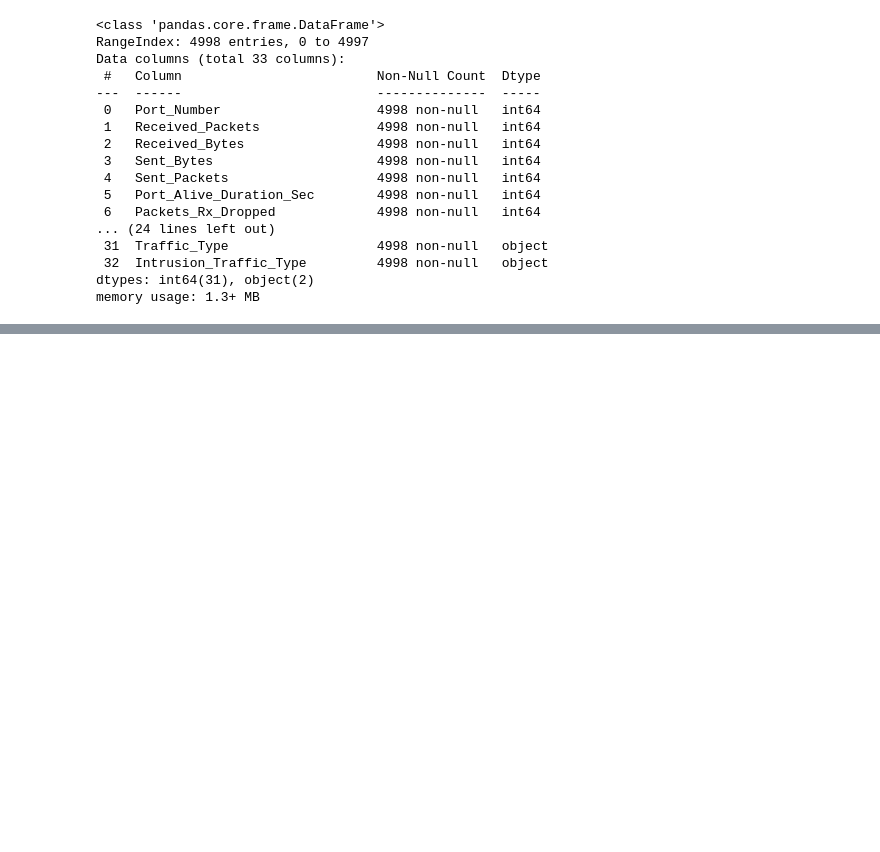
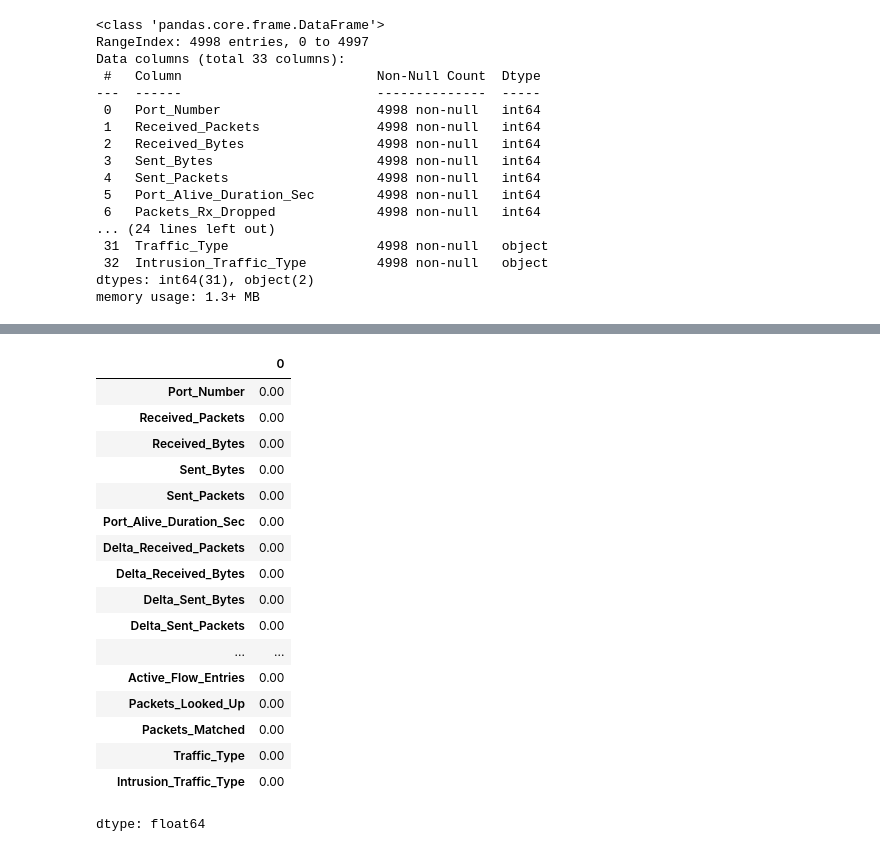
Before and after one commit to AnupamaUshetti/Machine-Learning-Tutorial-Week4, a Jupyter notebook: Tutorial4.ipynb, the cells around one changed output, grey strips where cells are left out. Saved outputs shown, nothing was run; the diff lists cells and outputs as text; code cells hidden in the pictures; blank space fills up the shorter version.

```diff
--- a/Tutorial4.ipynb
+++ b/Tutorial4.ipynb
@@ -149,3 +149,24 @@ df.describe(include="all").transpose()
 | Packets_Matched | 4998.00 | NaN | NaN | NaN | 411273.58 | 388896.20 | 50.00 | 6661.75 | 512159.00 | 665771.00 | 1012439.00 |
 | Traffic_Type | 4998 | 2 | Normal | 2641 | NaN | NaN | NaN | NaN | NaN | NaN | NaN |
 | Intrusion_Traffic_Type | 4998 | 6 | Normal | 2641 | NaN | NaN | NaN | NaN | NaN | NaN | NaN |
+# %%
+df.isna().sum()/len(df)*100
+# %% [output]
+|  | 0 |
+| Port_Number | 0.00 |
+| Received_Packets | 0.00 |
+| Received_Bytes | 0.00 |
+| Sent_Bytes | 0.00 |
+| Sent_Packets | 0.00 |
+| Port_Alive_Duration_Sec | 0.00 |
+| Delta_Received_Packets | 0.00 |
+| Delta_Received_Bytes | 0.00 |
+| Delta_Sent_Bytes | 0.00 |
+| Delta_Sent_Packets | 0.00 |
+| ... | ... |
+| Active_Flow_Entries | 0.00 |
+| Packets_Looked_Up | 0.00 |
+| Packets_Matched | 0.00 |
+| Traffic_Type | 0.00 |
+| Intrusion_Traffic_Type | 0.00 |
+dtype: float64
```
Also changed, not shown: parts of 5 cells of this notebook.
